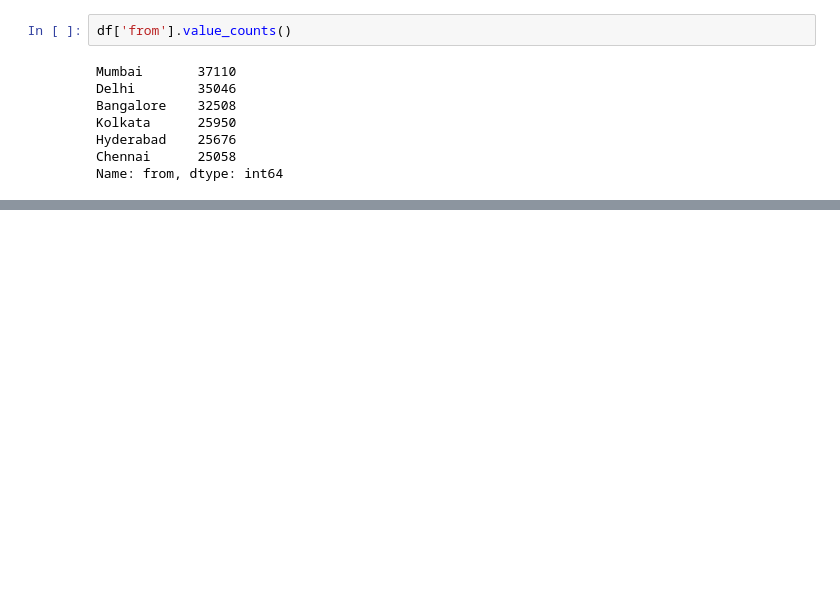
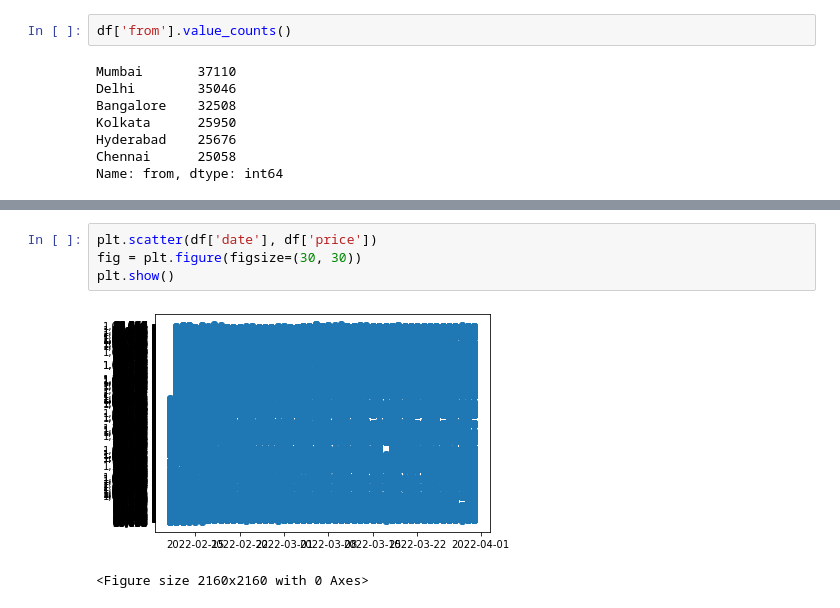
Before and after one commit to vinodkumargr/Datasets_ML_Implementation, a Jupyter notebook: Flight_price_dataset/flight_price_EDA.ipynb, the cells around one changed output, grey strips where cells are left out. Saved outputs shown, nothing was run; the diff lists cells and outputs as text; blank space fills up the shorter version.

```diff
--- a/Flight_price_dataset/flight_price_EDA.ipynb
+++ b/Flight_price_dataset/flight_price_EDA.ipynb
@@ -369,0 +370,7 @@ See Full Dataframe in Mito
+# %%
+plt.scatter(df['date'], df['price'])
+fig = plt.figure(figsize=(30, 30))
+plt.show()
+# %% [output]
+[figure, added]
+<Figure size 2160x2160 with 0 Axes>
```
Also changed, not shown: parts of 15 cells of this notebook, 4 other files.
